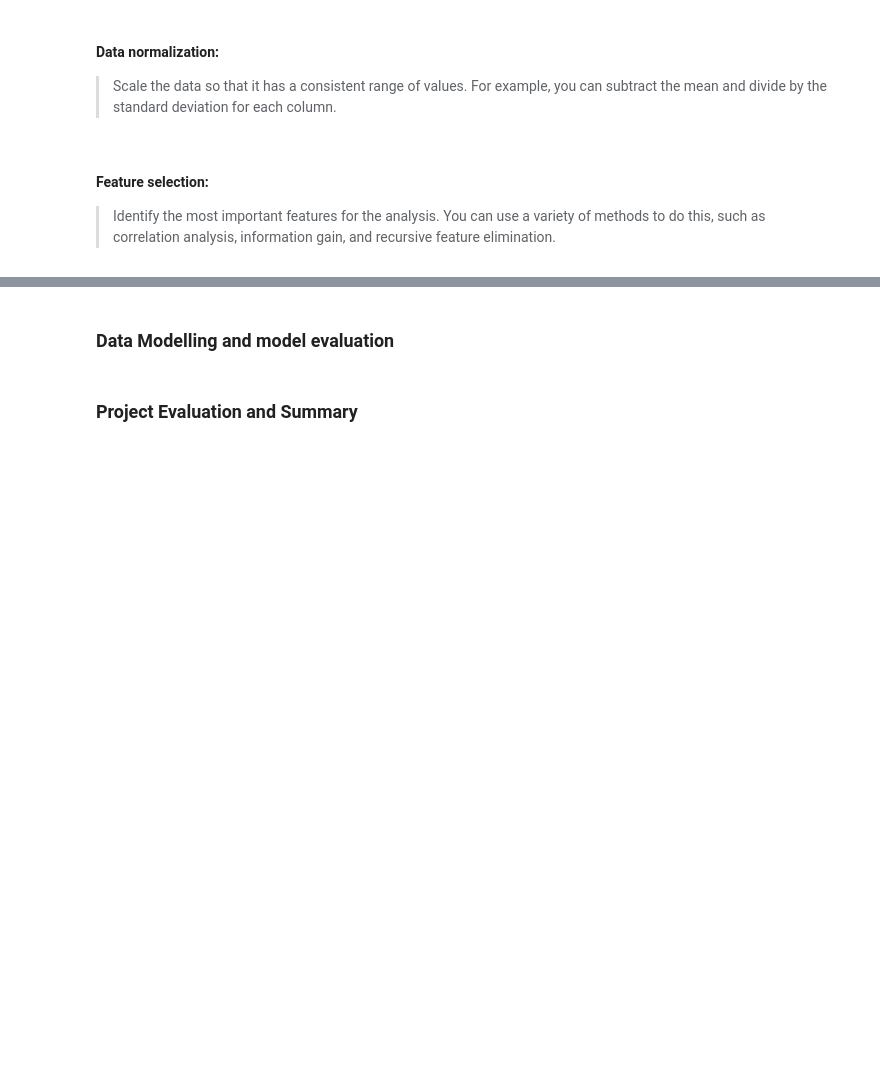
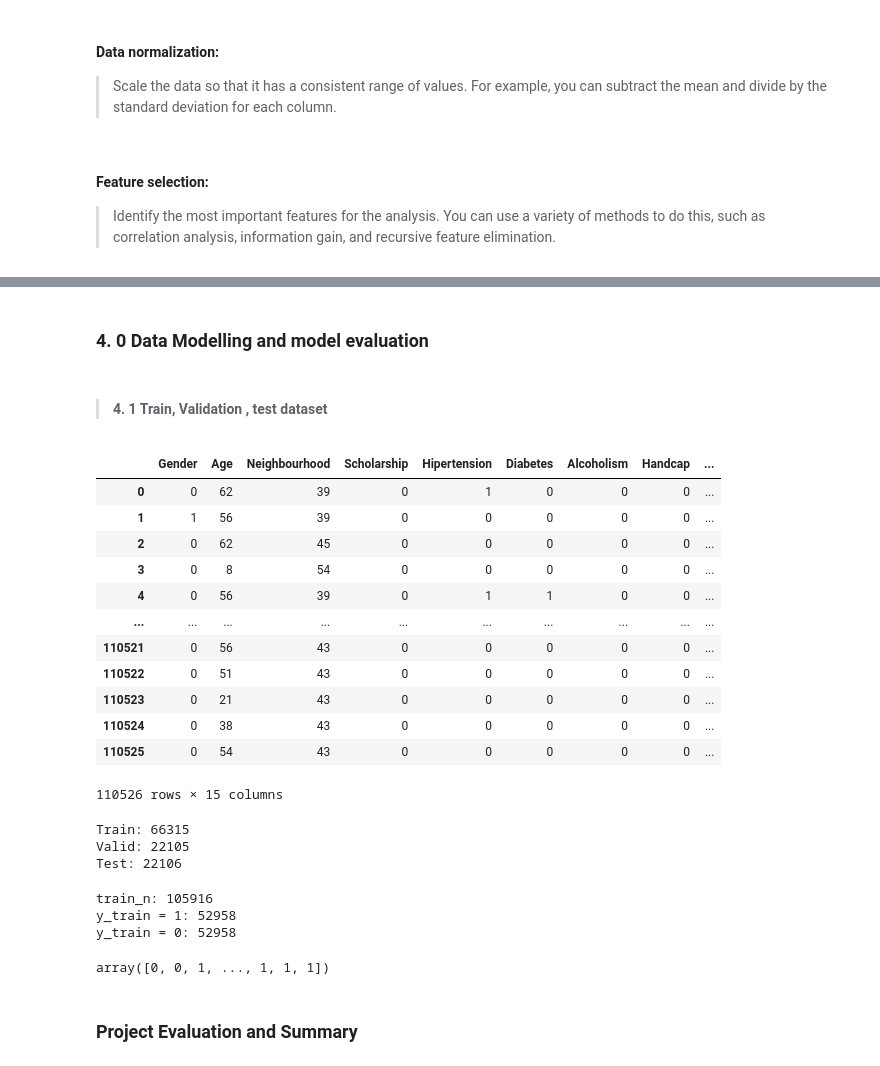
Before and after one commit to philipobiorah/no_show_appointments, a Jupyter notebook: No_show_appointments.ipynb, the cells around one changed output, grey strips where cells are left out. Cells and saved outputs as stored; diff of their text form; code cells hidden in the pictures; blank space fills up the shorter version.

```diff
--- a/No_show_appointments.ipynb
+++ b/No_show_appointments.ipynb
@@ -625,2 +695,30 @@ View the first 5 rows
 # %% [markdown]
-### Data Modelling and model evaluation
+### 4. 0 Data Modelling and model evaluation
+# %% [markdown]
+> #### 4. 1 Train, Validation , test dataset
+# %%
+df_master = pd.read_csv("df_clean.csv")
+df_master
+# %% [output]
+|  | Gender | Age | Neighbourhood | Scholarship | Hipertension | Diabetes | Alcoholism | Handcap | ... |
+| 0 | 0 | 62 | 39 | 0 | 1 | 0 | 0 | 0 | ... |
+| 1 | 1 | 56 | 39 | 0 | 0 | 0 | 0 | 0 | ... |
+| 2 | 0 | 62 | 45 | 0 | 0 | 0 | 0 | 0 | ... |
+| 3 | 0 | 8 | 54 | 0 | 0 | 0 | 0 | 0 | ... |
+| 4 | 0 | 56 | 39 | 0 | 1 | 1 | 0 | 0 | ... |
+| ... | ... | ... | ... | ... | ... | ... | ... | ... | ... |
+| 110521 | 0 | 56 | 43 | 0 | 0 | 0 | 0 | 0 | ... |
+| 110522 | 0 | 51 | 43 | 0 | 0 | 0 | 0 | 0 | ... |
+| 110523 | 0 | 21 | 43 | 0 | 0 | 0 | 0 | 0 | ... |
+| 110524 | 0 | 38 | 43 | 0 | 0 | 0 | 0 | 0 | ... |
+| 110525 | 0 | 54 | 43 | 0 | 0 | 0 | 0 | 0 | ... |
+110526 rows × 15 columns
+# %%
+train, valid, test = np.split(df_master.sample(frac=1), [int(0.6 *len(df_master)), int(0.8 * len(df_master))])
+print("Train:",train.shape[0])
+print("Valid:",valid.shape[0])
+print("Test:",test.shape[0])
+# %% [output]
+Train: 66315
+Valid: 22105
+Test: 22106
@@ -627,2 +748,13 @@ View the first 5 rows
+# %%
+#Now the classes are evenly distributed
+print("train_n:", len(train))
+print("y_train = 1:" , sum(y_train == 1))
+print("y_train = 0:", sum(y_train==0))
+y_train
+# %% [output]
+train_n: 105916
+y_train = 1: 52958
+y_train = 0: 52958
+array([0, 0, 1, ..., 1, 1, 1])
 # %% [markdown]
 ### Project Evaluation and Summary
```
Also changed, not shown: parts of 18 cells of this notebook, 1 other file.
